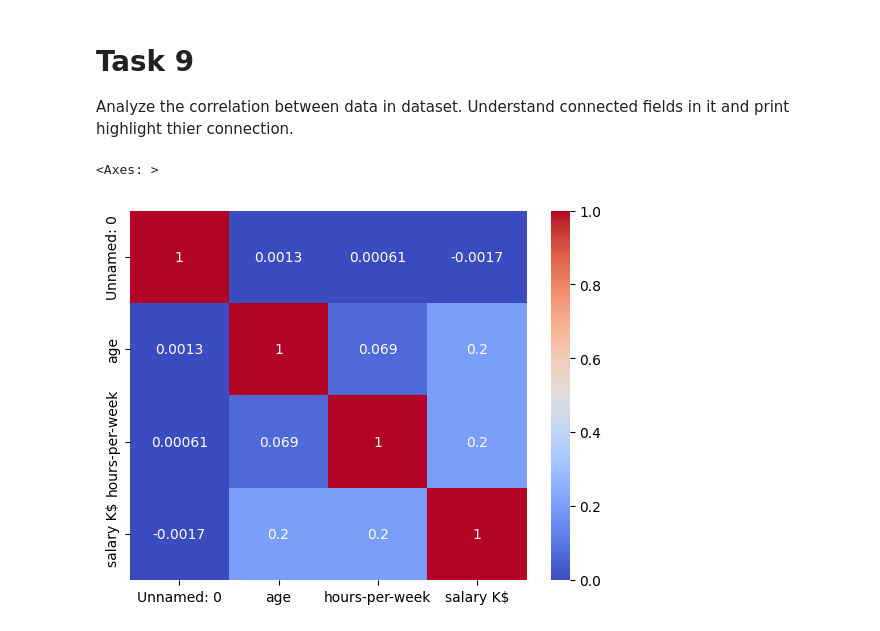
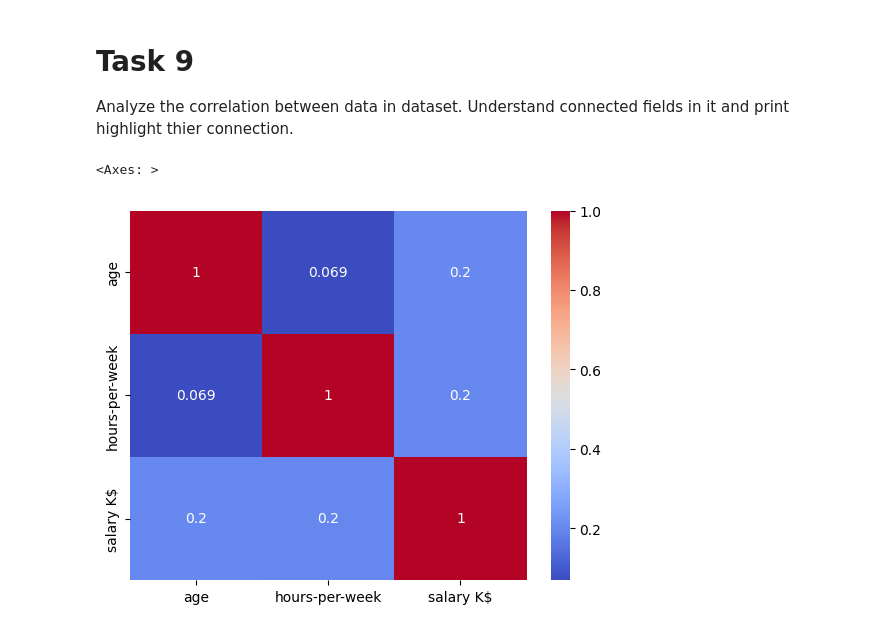
Before and after one commit to AlisaSkl/py-adult-data-analysis, a Jupyter notebook: app/main.ipynb, the cells around one changed output. Drawn from its saved outputs; the diff is of its cells as text; code cells hidden in the pictures.

```diff
--- a/app/main.ipynb
+++ b/app/main.ipynb
@@ -168,9 +176,9 @@ df[df['hours-per-week'] == value].shape[0]
 # Task 9
 Analyze the correlation between data in dataset. Understand connected fields in it and print highlight thier connection.
 # %%
-
-correlation = df.corr()
+df_cleaned = df[['age', 'hours-per-week', 'salary K$']]
+correlation = df_cleaned.corr()
 sns.heatmap(correlation, annot=True, cmap='coolwarm')
 # %% [output]
 <Axes: >
-[figure, old version]
+[figure, new version]
```
Also changed, not shown: parts of 5 cells of this notebook.
